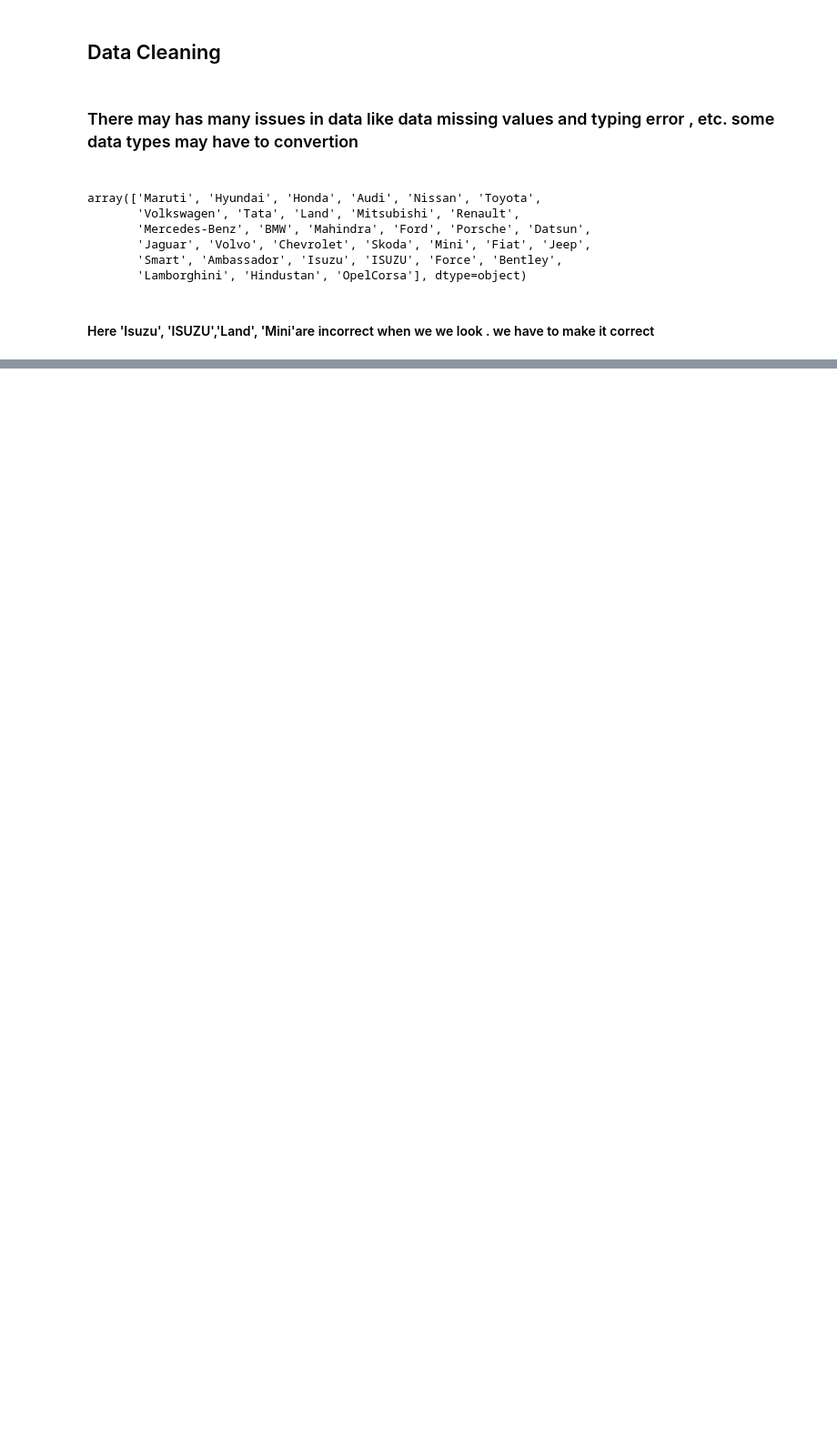
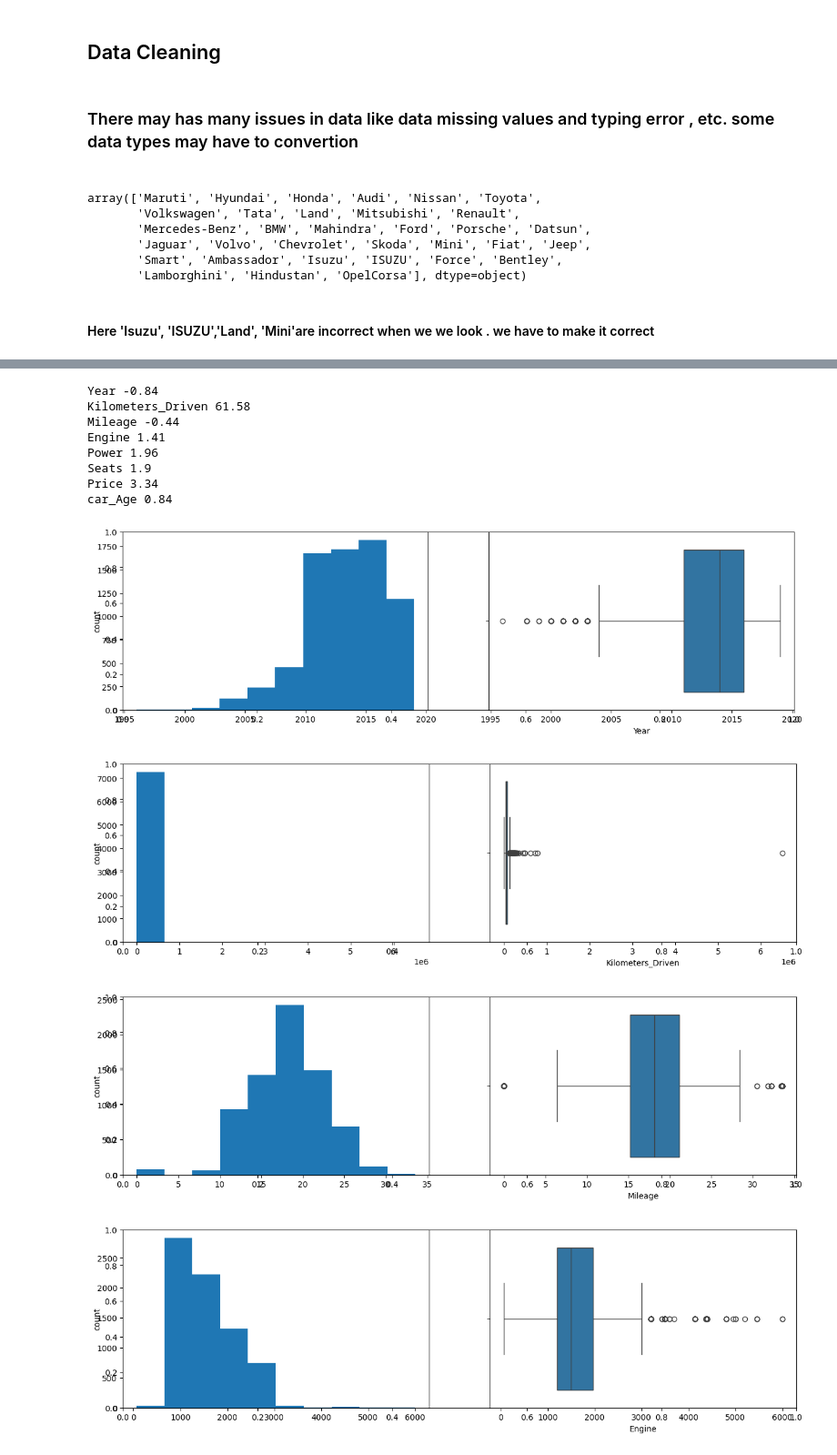
Before and after one commit to mhdnihas/Sample_Projects_DataScience, a Jupyter notebook: Used_car_Price_Prediction/used_car_price_prediction.ipynb, the cells around one changed output, grey strips where cells are left out. Shown at 91% size. Cells and saved outputs as stored; diff of their text form; code cells hidden in the pictures; blank space fills up the shorter version.

Commit message:
exploration data anaylasis

```diff
--- a/Used_car_Price_Prediction/used_car_price_prediction.ipynb
+++ b/Used_car_Price_Prediction/used_car_price_prediction.ipynb
@@ -209,0 +294,5 @@ df['Brand'].replace({'ISUZU':'Isuzu','Mini':'Mini Cooper','land':'Land Rover'},i
+# %%
+cat_data=df.select_dtypes(include=['object']).columns
+num_data=df.select_dtypes(include=np.number).columns.tolist()
+print(cat_data)
+print(num_data)
@@ -209,0 +313,23 @@ df['Brand'].replace({'ISUZU':'Isuzu','Mini':'Mini Cooper','land':'Land Rover'},i
+# %%
+for col in num_data:
+    print(col,round(df[col].skew(),2))
+    plt.figure(figsize=(15,4))
+    plt.ylabel('count')
+    plt.subplot(1,2,1)
+    plt.hist(x=df[col])
+
+    plt.subplot(1,2,2)
+    sns.boxplot(x=df[col])
+# %% [output]
+Year -0.84
+Kilometers_Driven 61.58
+Mileage -0.44
+Engine 1.41
+Power 1.96
+Seats 1.9
+Price 3.34
+car_Age 0.84
+[figure, added]
+[figure, added]
+[figure, added]
+[figure, added]
```
Also changed, not shown: parts of 24 cells of this notebook.
